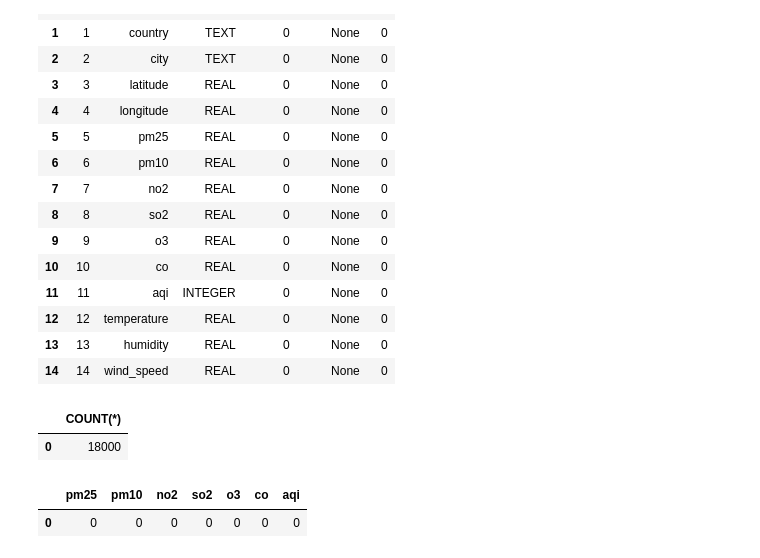
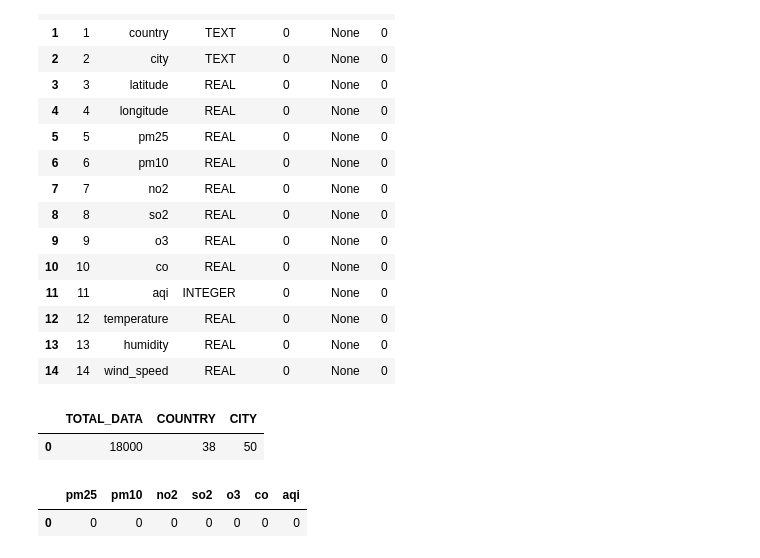
Before and after one commit to None425/Global-AirQuality-Analysis, a Jupyter notebook: notebooks/AirqualityAnalysis.ipynb, the cells around one changed output. Saved outputs shown, nothing was run; the diff lists cells and outputs as text; code cells hidden in the pictures.

```diff
--- a/notebooks/AirqualityAnalysis.ipynb
+++ b/notebooks/AirqualityAnalysis.ipynb
@@ -78,11 +78,13 @@ pd.read_sql("PRAGMA table_info(air_quality)", conn)
 | 12 | 12 | temperature | REAL | 0 | None | 0 |
 | 13 | 13 | humidity | REAL | 0 | None | 0 |
 | 14 | 14 | wind_speed | REAL | 0 | None | 0 |
-# %%
-pd.read_sql("SELECT COUNT(*) FROM air_quality", conn)
-# %% [output]
-|  | COUNT(*) |
-| 0 | 18000 |
+# %%
+pd.read_sql("""SELECT COUNT(*) AS TOTAL_DATA,
+            count(distinct country) as COUNTRY,
+            count(distinct city) as CITY FROM air_quality""", conn)
+# %% [output]
+|  | TOTAL_DATA | COUNTRY | CITY |
+| 0 | 18000 | 38 | 50 |
 # %%
 # 결측치 확인
 pd.read_sql("""SELECT
```
Also changed, not shown: parts of 5 cells of this notebook.
